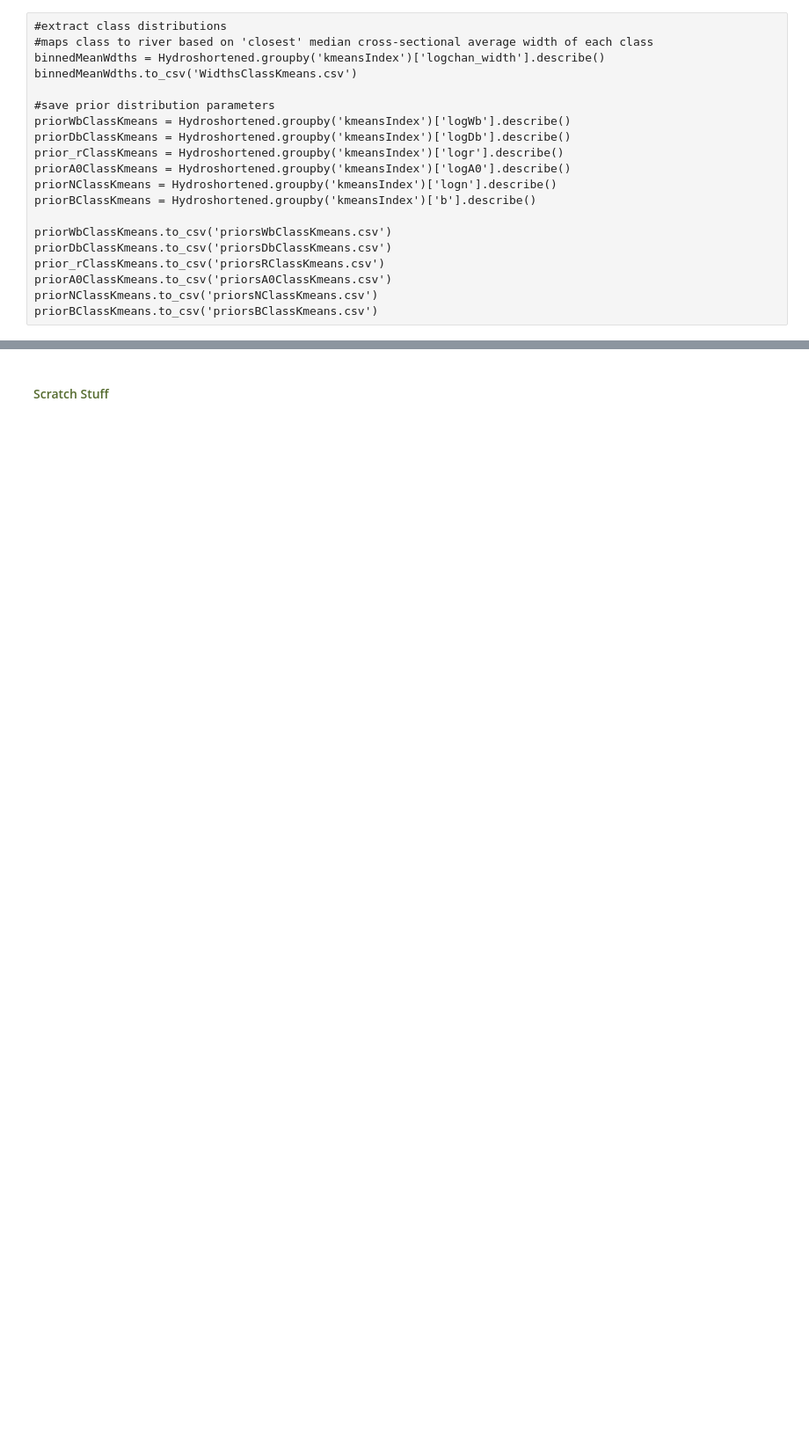
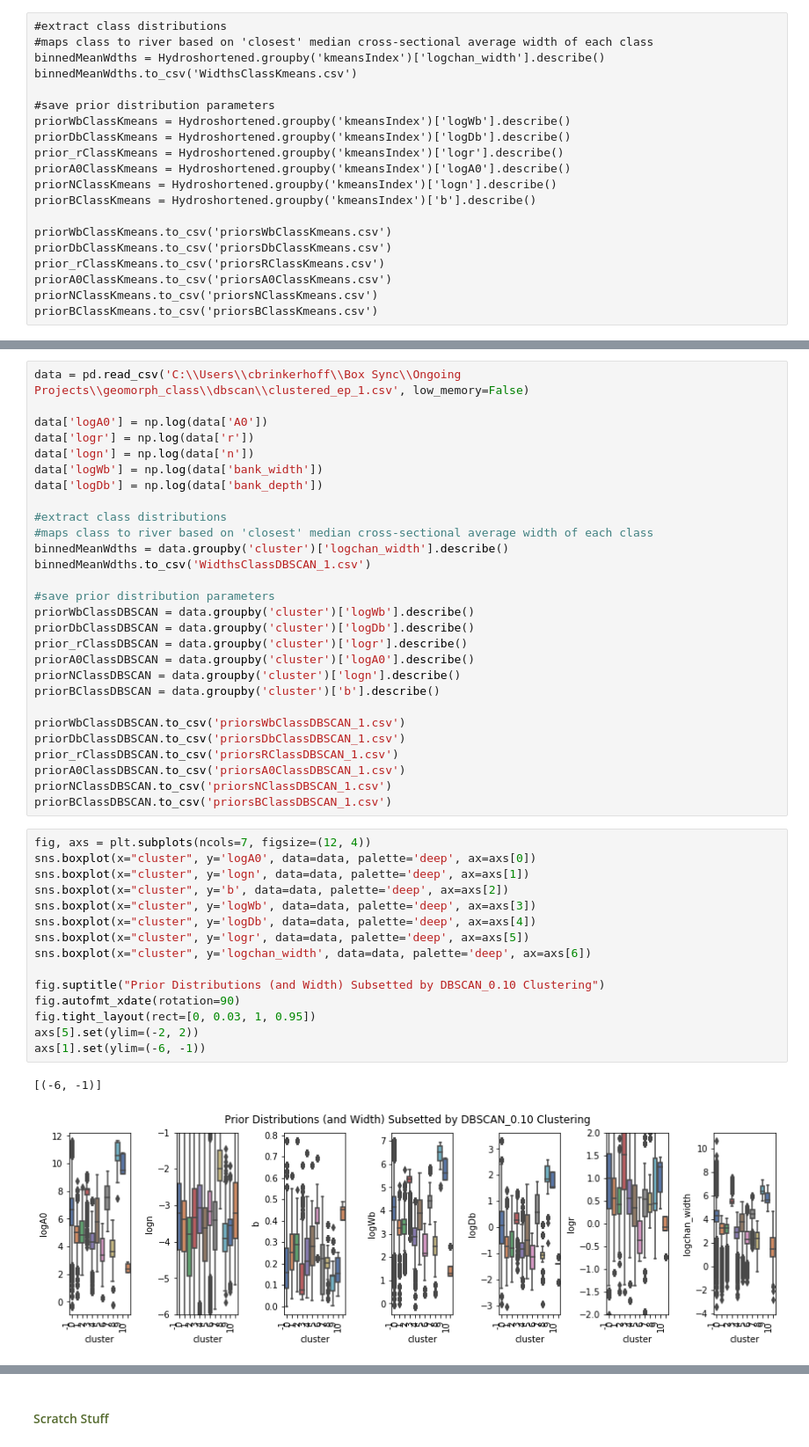
Before and after one commit to craigbrinkerhoff/2019_GeoClass, a Jupyter notebook: scripts/Brinkerhoff_GeoClass.ipynb, the cells around one changed output, grey strips where cells are left out. Shown at 88% size. Cells and saved outputs as stored; diff of their text form; blank space fills up the shorter version.

```diff
--- a/scripts/Brinkerhoff_GeoClass.ipynb
+++ b/scripts/Brinkerhoff_GeoClass.ipynb
@@ -644,0 +616,46 @@ priorBClassKmeans.to_csv('priorsBClassKmeans.csv')
+# %%
+data = pd.read_csv('C:\\Users\\cbrinkerhoff\\Box Sync\\Ongoing Projects\\geomorph_class\\dbscan\\clustered_ep_1.csv', low_memory=False)
+
+data['logA0'] = np.log(data['A0'])
+data['logr'] = np.log(data['r'])
+data['logn'] = np.log(data['n'])
+data['logWb'] = np.log(data['bank_width'])
+data['logDb'] = np.log(data['bank_depth'])
+
+#extract class distributions
+#maps class to river based on 'closest' median cross-sectional average width of each class
+binnedMeanWdths = data.groupby('cluster')['logchan_width'].describe()
+binnedMeanWdths.to_csv('WidthsClassDBSCAN_1.csv')
+
+#save prior distribution parameters
+priorWbClassDBSCAN = data.groupby('cluster')['logWb'].describe()
+priorDbClassDBSCAN = data.groupby('cluster')['logDb'].describe()
+prior_rClassDBSCAN = data.groupby('cluster')['logr'].describe()
+priorA0ClassDBSCAN = data.groupby('cluster')['logA0'].describe()
+priorNClassDBSCAN = data.groupby('cluster')['logn'].describe()
+priorBClassDBSCAN = data.groupby('cluster')['b'].describe()
+
+priorWbClassDBSCAN.to_csv('priorsWbClassDBSCAN_1.csv')
+priorDbClassDBSCAN.to_csv('priorsDbClassDBSCAN_1.csv')
+prior_rClassDBSCAN.to_csv('priorsRClassDBSCAN_1.csv')
+priorA0ClassDBSCAN.to_csv('priorsA0ClassDBSCAN_1.csv')
+priorNClassDBSCAN.to_csv('priorsNClassDBSCAN_1.csv')
+priorBClassDBSCAN.to_csv('priorsBClassDBSCAN_1.csv')
+# %%
+fig, axs = plt.subplots(ncols=7, figsize=(12, 4))
+sns.boxplot(x="cluster", y='logA0', data=data, palette='deep', ax=axs[0])
+sns.boxplot(x="cluster", y='logn', data=data, palette='deep', ax=axs[1])
+sns.boxplot(x="cluster", y='b', data=data, palette='deep', ax=axs[2])
+sns.boxplot(x="cluster", y='logWb', data=data, palette='deep', ax=axs[3])
+sns.boxplot(x="cluster", y='logDb', data=data, palette='deep', ax=axs[4])
+sns.boxplot(x="cluster", y='logr', data=data, palette='deep', ax=axs[5])
+sns.boxplot(x="cluster", y='logchan_width', data=data, palette='deep', ax=axs[6])
+
+fig.suptitle("Prior Distributions (and Width) Subsetted by DBSCAN_0.10 Clustering")
+fig.autofmt_xdate(rotation=90)
+fig.tight_layout(rect=[0, 0.03, 1, 0.95])
+axs[5].set(ylim=(-2, 2))
+axs[1].set(ylim=(-6, -1))
+# %% [output]
+[(-6, -1)]
+[figure, added]
```
Also changed, not shown: parts of 40 cells of this notebook, 2 other files.
